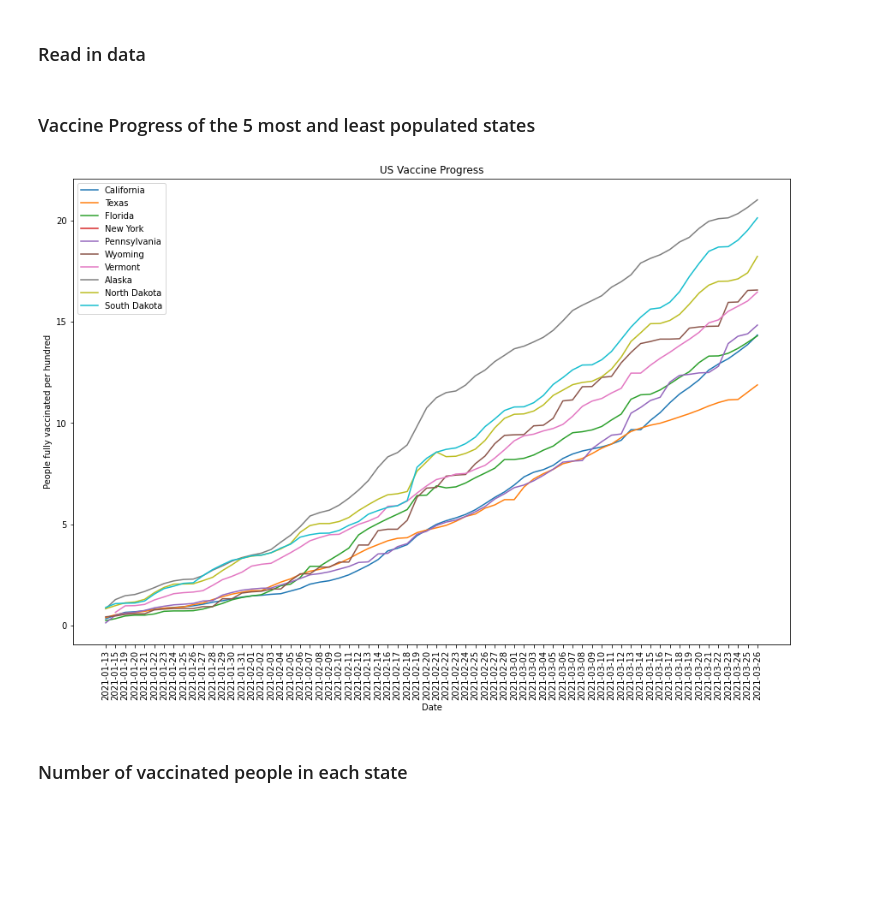
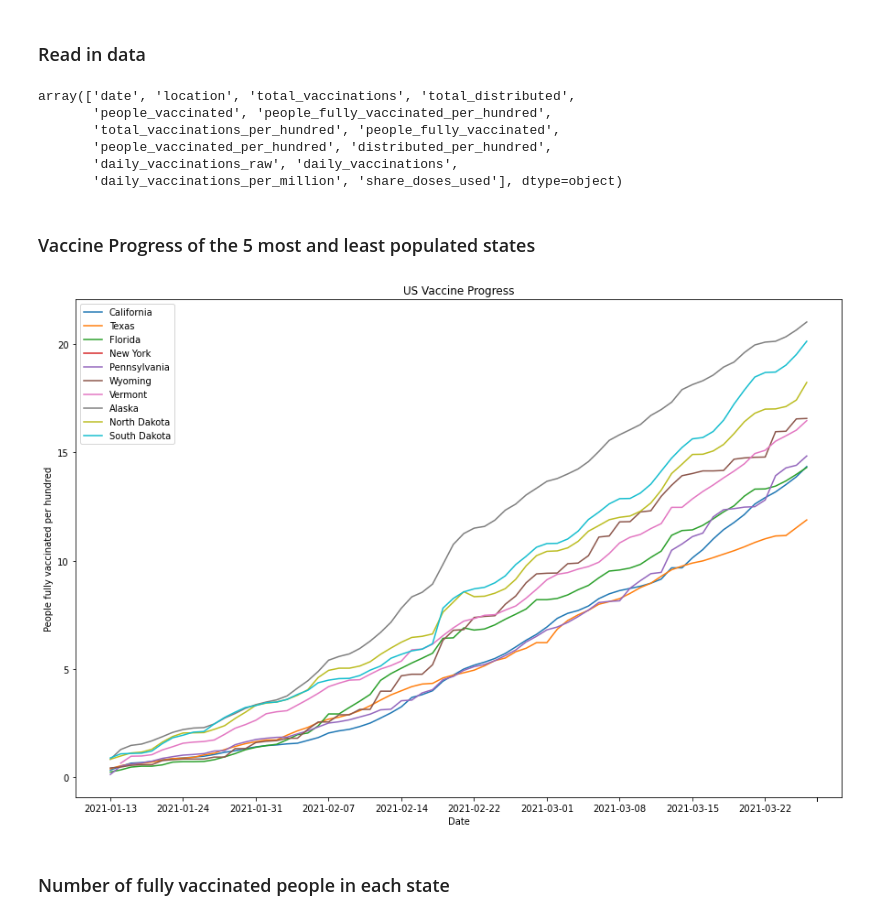
Before and after one commit to ezrc2/covid-vaccine-analysis, a Jupyter notebook: us-vaccines.ipynb, the cells around one changed output. Cells and saved outputs as stored; diff of their text form; code cells hidden in the pictures; blank space fills up the shorter version.

```diff
--- a/us-vaccines.ipynb
+++ b/us-vaccines.ipynb
@@ -11,27 +11,37 @@ url = "https://raw.githubusercontent.com/owid/covid-19-data/master/public/data/v
 df = pd.read_csv(url)
 # %%
 df = df.dropna()
+df.columns.values
+# %% [output]
+array(['date', 'location', 'total_vaccinations', 'total_distributed',
+       'people_vaccinated', 'people_fully_vaccinated_per_hundred',
+       'total_vaccinations_per_hundred', 'people_fully_vaccinated',
+       'people_vaccinated_per_hundred', 'distributed_per_hundred',
+       'daily_vaccinations_raw', 'daily_vaccinations',
+       'daily_vaccinations_per_million', 'share_doses_used'], dtype=object)
+# %%
+dates = df['date'].drop_duplicates()
 # %% [markdown]
 ### Vaccine Progress of the 5 most and least populated states
 # %%
 states = ['California', 'Texas', 'Florida', 'New York', 'Pennsylvania', 'Wyoming', 'Vermont', 'Alaska', 'North Dakota', 'South Dakota']
 
 plt.figure(figsize=(15, 10))
 lst = []
 for state in states:
     location = df.loc[df['location'] == state]
     plt.plot(location['date'], location['people_fully_vaccinated_per_hundred'], label=state)
 
 plt.title('US Vaccine Progress')
-plt.xticks(rotation=90)
+plt.xticks([dates.iloc[i] if i % 7 == 0 else '' for i in range(len(dates))])
 plt.xlabel('Date')
 plt.ylabel('People fully vaccinated per hundred')
 plt.legend(loc="upper left")
 plt.show()
 # %% [output]
-[figure, old version]
+[figure, new version]
 # %% [markdown]
-### Number of vaccinated people in each state
+### Number of fully vaccinated people in each state
 # %%
 states = df['location'].drop_duplicates()
 states = states.tolist()
```
Also changed, not shown: parts of 3 cells of this notebook.
